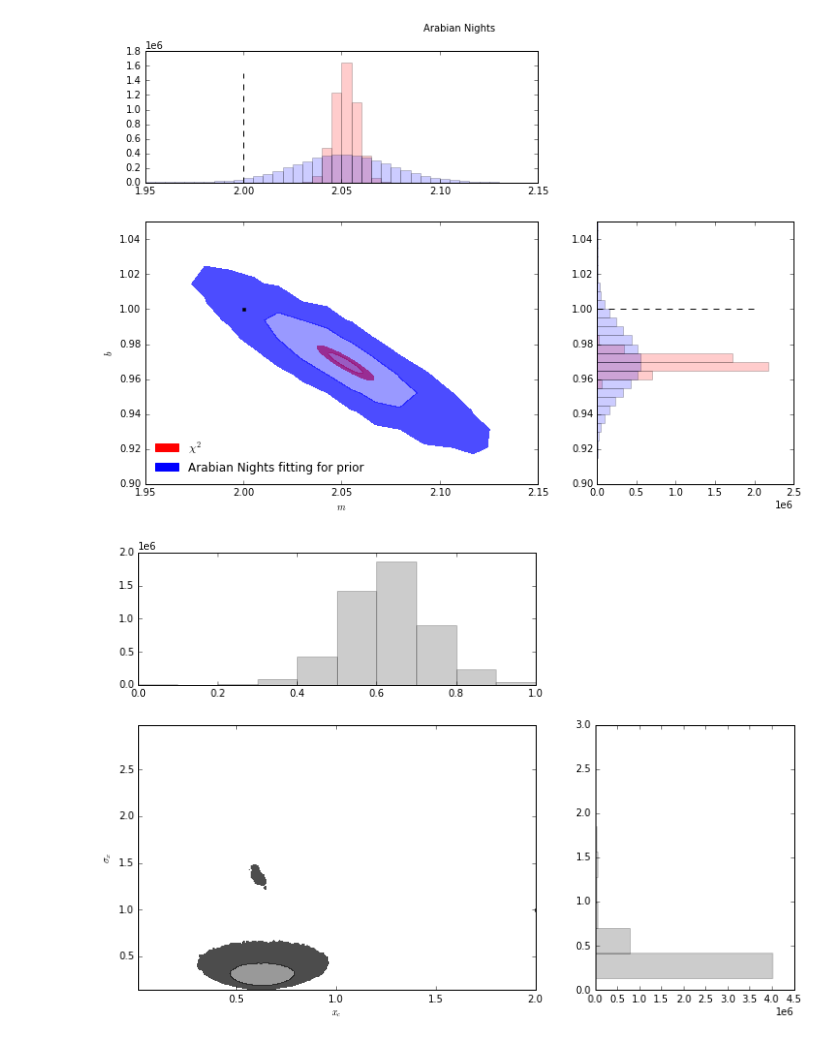
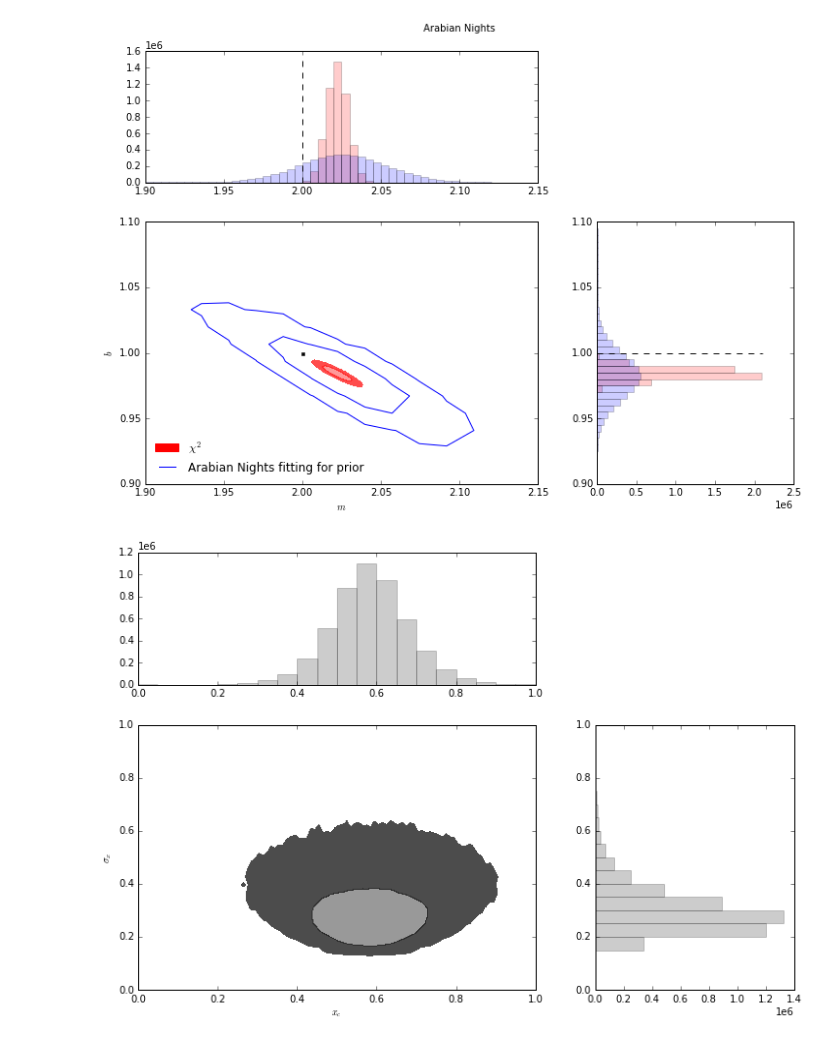
Before and after one commit to P-1884/COSMIC-BEAMS, a Jupyter notebook: str_line_arabian_nights_fitprior_zf.ipynb, the cells around one changed output. Cells and saved outputs as stored; diff of their text form; code cells hidden in the pictures.

```diff
--- a/str_line_arabian_nights_fitprior_zf.ipynb
+++ b/str_line_arabian_nights_fitprior_zf.ipynb
@@ -90,7 +93,7 @@ def x_prior(p):
 
 def p_prior(p):
     """Apply a flat prior to cosmological parameters"""
-    bounds = [[0,1],[0.01,3]]
+    bounds = [[0,1],[0.001,3]]
     for i in range(len(bounds)):
         if p[i]< bounds[i][0] or p[i] > bounds[i][1]:
             return False
@@ -170,11 +173,11 @@ def log_like_arabnight_priorgau(p,data):
 
     chi2_y = np.sum(chi2_p(data.y,y_t,data.sig_y**2))
     chi2_x = np.sum(chi2_p(data.x2,X,data.sig_x**2))
-    chi2_xp = np.sum(chi2_p(data.x2,x_c,sigxp**2))
+    chi2_xp = np.sum(chi2_p(X,x_c,sigxp**2))
 
     return -(chi2_y+chi2_x+chi2_xp+len(X)*np.log(sigxp**2))*0.5
 # %%
-def run_chain(lnprob,data,start_point=[1.1,2.05], proposal_spread=[0.005, 0.005],
+def run_chain(lnprob,data,start_point=[0,0], proposal_spread=[0.005, 0.005],
              nwalkers=500, ndim=2):
     """Function to run emcee on a dataset (suppied in args)"""
     t1 = time.time()
@@ -194,9 +197,9 @@ def run_chain(lnprob,data,start_point=[1.1,2.05], proposal_spread=[0.005, 0.005]
 # %%
 chain_fixsig=run_chain(log_like_fixsig,fd)
 chain_varsig=run_chain(log_like_varsig,fd)
-chain_ab_unip=run_chain(log_like_arabnight,fd,start_point=[1.1,2.05]+[0.5]*N,\
+chain_ab_unip=run_chain(log_like_arabnight,fd,start_point=[0,0]+[0.5]*N,\
           proposal_spread=[0.01]*2+[0.01]*N,ndim=2+N)
-chain_ab_gaup=run_chain(log_like_arabnight_priorgau,fd,start_point=[1.1,2.05]+[0.75,0.5]+[0.5]*N,\
+chain_ab_gaup=run_chain(log_like_arabnight_priorgau,fd,start_point=[0,0]+[0.75,0.5]+[0.5]*N,\
           proposal_spread=[0.01]*2+[0.05,0.05]+[0.01]*N,ndim=4+N)
 # %% [output]
 Dataset str_x10_smlerr
@@ -276,11 +279,11 @@ Nmax4,N684,N954=confidence_levels(Hist_mcmc4,Neff4)
 
 f.text(0.5, 0.95, 'Arabian Nights',horizontalalignment='center',verticalalignment='top')
 
-m_min=1.95
+m_min=1.9
 m_max=2.15
 
 b_min=0.9
-b_max=1.05
+b_max=1.1
 
 
 ax1.hist(m1,color='r',bins=bins_m,alpha=0.2)
@@ -304,7 +307,7 @@ cmap4 = mpl.colors.ListedColormap(colors4)
 ax3.contourf(m_c1,b_c1, Hist_mcmc1.T,levels=[N951,N681,Nmax1],cmap=cmap1)
 #ax3.contour(m_c2,b_c2, Hist_mcmc2.T,levels=[N952,N682,Nmax2],colors='g')
 #ax3.contourf(m_c3,b_c3, Hist_mcmc3.T,levels=[N953,N683,Nmax3],cmap=cmap3)
-ax3.contourf(m_c4,b_c4, Hist_mcmc4.T,levels=[N954,N684,Nmax4],cmap=cmap3)
+ax3.contour(m_c4,b_c4, Hist_mcmc4.T,levels=[N954,N684,Nmax4],colors='b')
 ax3.plot(2.0,1.0,'sk',ms=3)
 ax3.set_xlim([m_min,m_max])
 ax3.set_ylim([b_min,b_max])
@@ -315,22 +318,22 @@ ax4.hist(b1,bins=bins_b,color='r',alpha=0.2,orientation=u'horizontal')
 #ax4.hist(b2,bins=bins_b,color='b',alpha=0.2,orientation=u'horizontal')
 #ax4.hist(b3,bins=bins_b,color='g',alpha=0.2,orientation=u'horizontal')
 ax4.hist(b4,bins=bins_b,color='b',alpha=0.2,orientation=u'horizontal')
-ax4.plot([0,2e6],[1,1],'--k')#,orientation=u'horizontal')
+ax4.plot([0,2.1e6],[1,1],'--k')#,orientation=u'horizontal')
 ax4.set_ylim([b_min,b_max])
 ax4.ticklabel_format(style='sci', axis='x', scilimits=(0,0))
 
 import matplotlib.patches as mpatches
 import matplotlib.lines as mlines
 red_patch = mpatches.Patch(color='red', label=r'$\chi^2$')
-blue_patch = mpatches.Patch(color='blue',label='Arabian Nights fitting for prior')# label=r'$\chi^2$ with errors in quadrature')
+blue_line = mlines.Line2D([], [],color='blue',label='Arabian Nights fitting for prior')# label=r'$\chi^2$ with errors in quadrature')
 #green_patch = mpatches.Patch(color='green', label='Arabian Nights')
 #black_line = mlines.Line2D([], [],color='black', label='Arabian Nights fitting for prior')
-ax3.legend(handles=[red_patch,blue_patch],fontsize=12, loc = 'lower left',frameon=False)
+ax3.legend(handles=[red_patch,blue_line],fontsize=12, loc = 'lower left',frameon=False)
 plt.savefig('arabnight_str_'+str(N)+'_smlerr_zf.png')
 
 plt.show()
 # %% [output]
-[figure, old version]
+[figure, new version]
 # %%
 f=plt.figure(figsize=(12,8))
 gs = gridspec.GridSpec(2, 2,
@@ -344,39 +347,50 @@ ax3 = plt.subplot(gs[2])
 ax4 = plt.subplot(gs[3])
 
 
-bins_m=[round(x*0.05+1,3) for x in range(0,100)]
-bins_b=[round(x*0.05+0,3) for x in range(0,100)]
+bins_xc=[round(x*0.05+0,3) for x in range(0,100)]
+bins_sx=[round(x*0.05+0,3) for x in range(0,100)]
 
 m4=chain_ab_gaup[:,2]
 b4=chain_ab_gaup[:,3]
+
+xc_min=0
+xc_max=1
+sx_min=0
+sx_max=1
 
 Hist_mcmc4, medges4,bedges4 = np.histogram2d(m4,b4,bins=(nb, nb))
 m_c4=np.array([(medges4[i]+medges4[i+1])/2 for i in range(len(medges4)-1)])
 b_c4=np.array([(bedges4[i]+bedges4[i+1])/2 for i in range(len(bedges4)-1)])
 Neff4=len(m4)
 Nmax4,N684,N954=confidence_levels(Hist_mcmc4,Neff4)
 
-ax1.hist(m4,color='k',alpha=0.2)
+ax1.hist(m4,bins=bins_xc,color='k',alpha=0.2)
 ax1.ticklabel_format(style='sci', axis='y', scilimits=(0,0))
+ax1.set_xlim([xc_min,xc_max])
+
 
 
 import matplotlib as mpl
 colors4 = [(0.0, 0.0, 0.0, 0.7),(0.0, 0.0, 0.0, 0.4)]
 cmap4 = mpl.colors.ListedColormap(colors4)
 
 ax3.contourf(m_c4,b_c4, Hist_mcmc4.T,levels=[N954,N684,Nmax4],cmap=cmap4)
 ax3.plot(2.0,1.0,'sk',ms=3)
 ax3.set_ylabel(r'$\sigma_x$')
 ax3.set_xlabel(r'$x_c$')
+ax3.set_xlim([xc_min,xc_max])
+ax3.set_ylim([sx_min,sx_max])
 
-ax4.hist(b4,color='k',alpha=0.2,orientation=u'horizontal')
+ax4.hist(b4,bins=bins_sx,color='k',alpha=0.2,orientation=u'horizontal')
 
 ax4.ticklabel_format(style='sci', axis='x', scilimits=(0,0))
+ax4.set_ylim([sx_min,sx_max])
+
 
 
 plt.show()
 # %% [output]
-[figure, old version]
+[figure, new version]
 # %%
 f=plt.figure(figsize=(12,8))
 gs = gridspec.GridSpec(2, 2,
```
Also changed, not shown: parts of 13 cells of this notebook.
